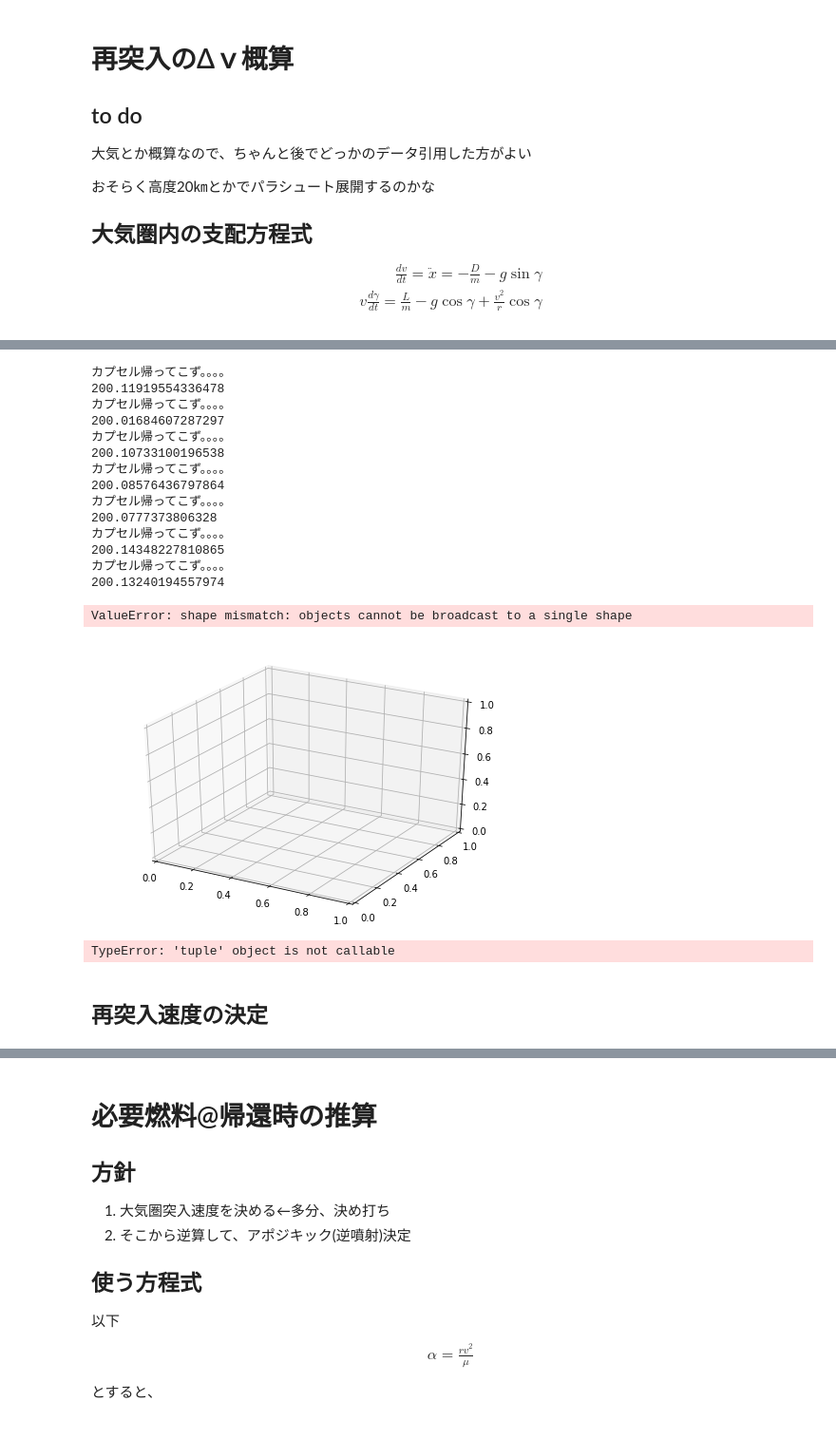
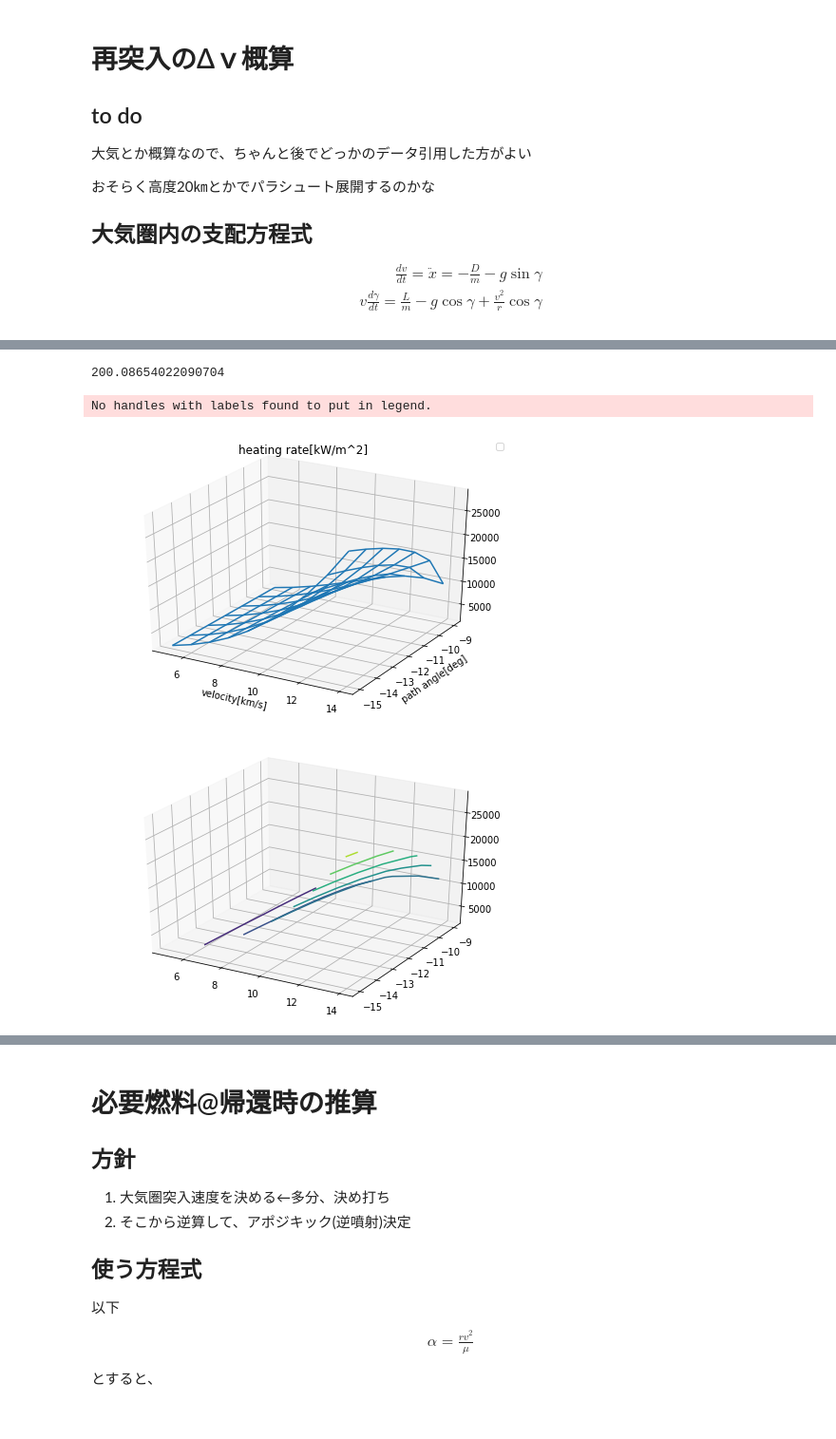
Before and after one commit to kminoda/seed_bank_in_space, a Jupyter notebook: src/delta_v_simu.ipynb, the cells around one changed output, grey strips where cells are left out. Shown at 95% size. Drawn from its saved outputs; the diff is of its cells as text; code cells hidden in the pictures.

```diff
--- a/src/delta_v_simu.ipynb
+++ b/src/delta_v_simu.ipynb
@@ -248,46 +244,37 @@ plt.show()
 # %%
 v_ent_lst = np.arange(5,15,1)
-gamma_ent_lst = np.arange(-15,-6,1)
-max_heat_lst = np.zeros((len(v_ent_lst),len(gamma_ent_lst)))
+gamma_ent_lst = np.arange(-15,-8,1)
+max_heat_lst = np.zeros((len(gamma_ent_lst),len(v_ent_lst)))
 for i in range(len(v_ent_lst)):
     for j in range(len(gamma_ent_lst)):
         _, _, _, _, heating_rate = re_entry(v_ent_lst[i], gamma_ent_lst[j])
-        max_heat_lst[i,j] = max(heating_rate)
+        max_heat_lst[j,i] = max(heating_rate)
 X, Y = np.meshgrid(v_ent_lst, gamma_ent_lst)
 Z = max_heat_lst
-
-fig = plt.figure()
-ax = Axes3D(fig)
-ax.plot_wireframe(X,Y,Z)
-plt.show()
 # %% [output]
-カプセル帰ってこず。。。。
-200.11919554336478
-カプセル帰ってこず。。。。
-200.01684607287297
-カプセル帰ってこず。。。。
-200.10733100196538
-カプセル帰ってこず。。。。
-200.08576436797864
-カプセル帰ってこず。。。。
-200.0777373806328
-カプセル帰ってこず。。。。
-200.14348227810865
-カプセル帰ってこず。。。。
-200.13240194557974
+200.08654022090704
-ValueError: shape mismatch: objects cannot be broadcast to a single shape
-[figure, removed]
-# %%
-print(v_ent_lst.shape
-print(Y.shape())
-print(Z.shape())
-# %% [output]
-TypeError: 'tuple' object is not callable
+# %%
+fig = plt.figure()
+ax = Axes3D(fig)
+ax.plot_wireframe(X,Y,Z)
+plt.xlabel("velocity[km/s]")
+plt.ylabel("path angle[deg]")
+plt.title("heating rate[kW/m^2]")
+plt.legend()
+plt.savefig("../output/reentry_condition_map.png", dpi=100)
+plt.show()
+
+fig = plt.figure()
+ax = Axes3D(fig)
+ax.contour3D(X,Y,Z)
+plt.show()
+# %% [output]
+No handles with labels found to put in legend.
+[figure, added]
+[figure, added]
 # %%
 class Dicision_Entry():
     def __init__(self):
         pass
     def solve(self):
         pass
-# %% [markdown]
-## 再突入速度の決定
```
Also changed, not shown: parts of 8 cells of this notebook, 3 other files.
